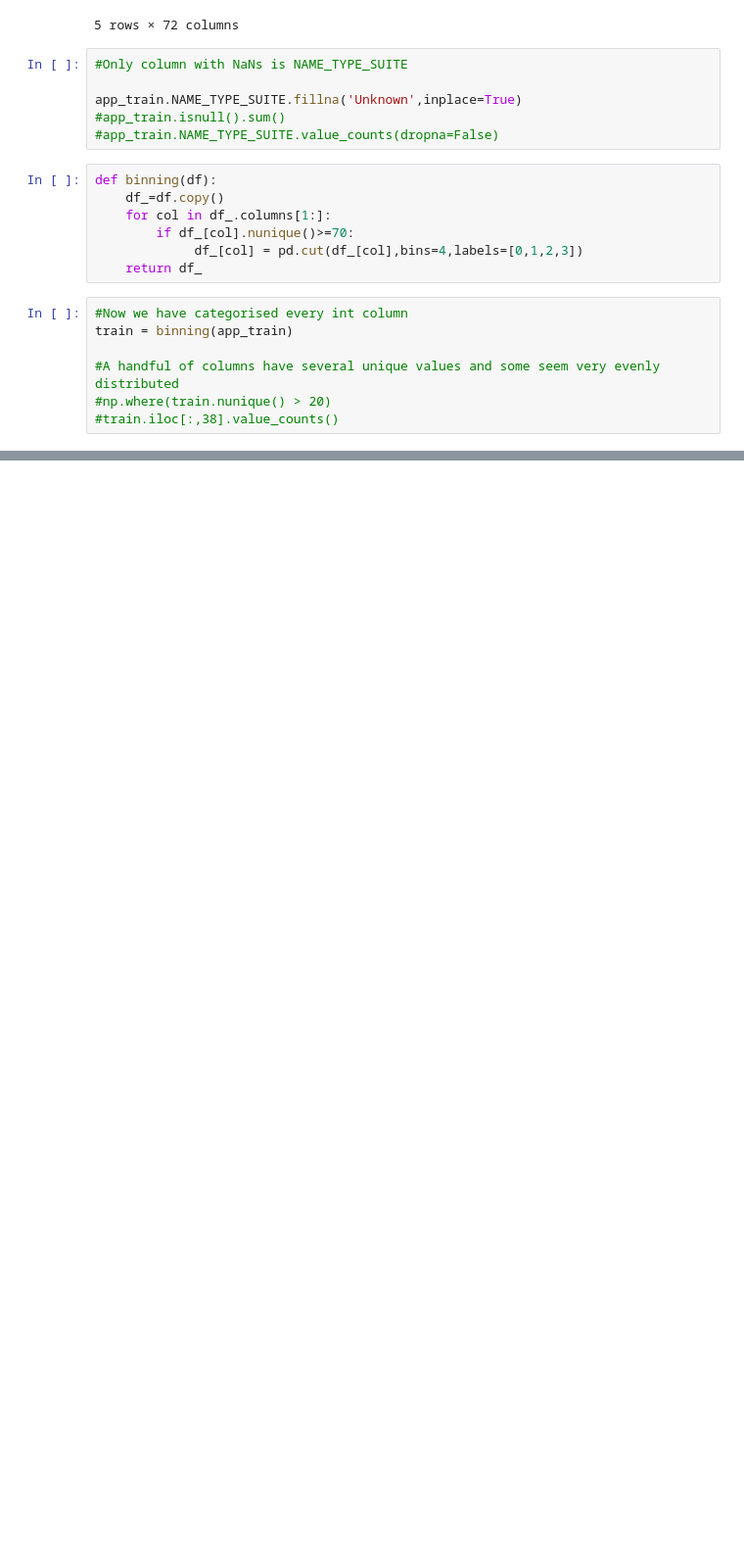
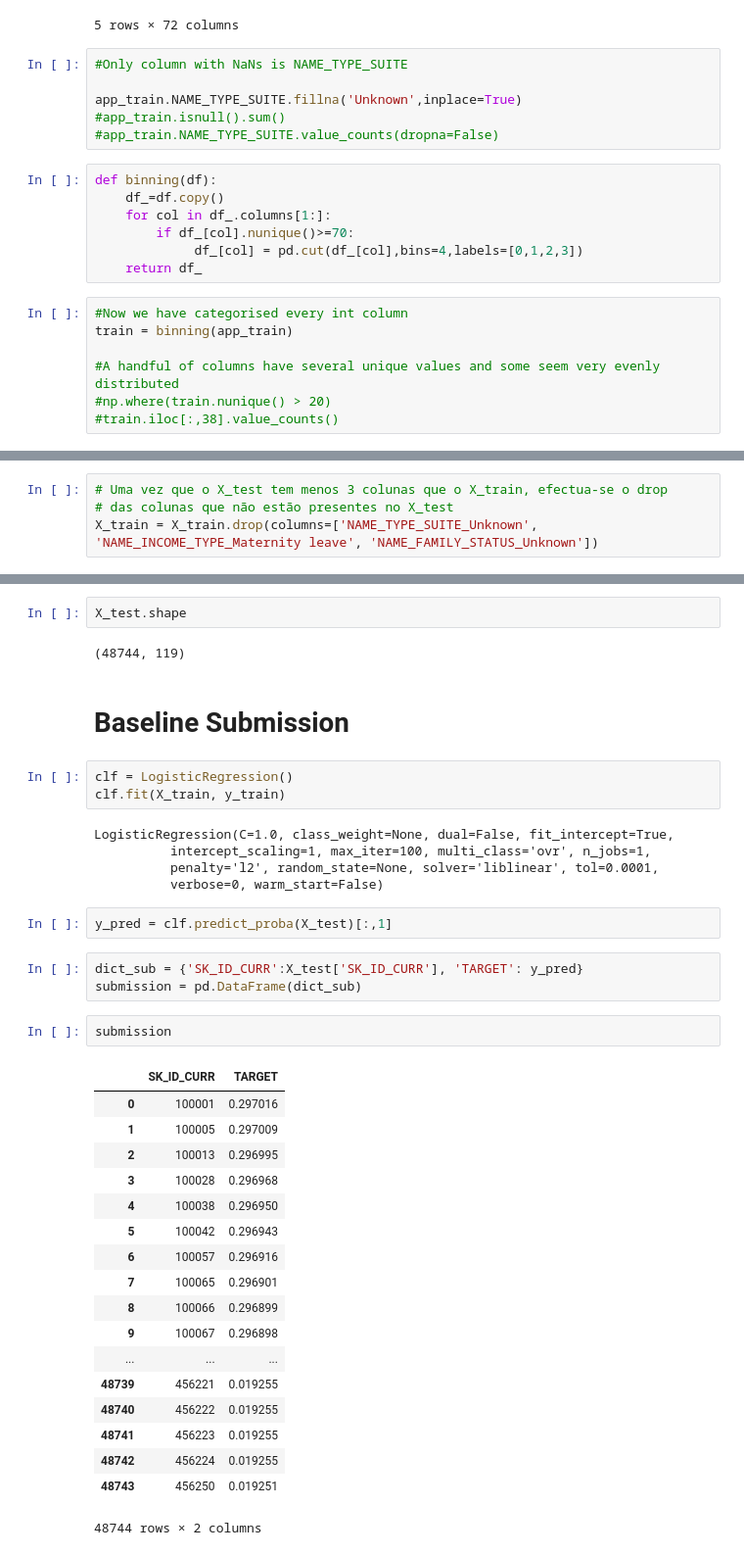
Before and after one commit to joaomalves/Bamboozled_team, a Jupyter notebook: Home_credit.ipynb, the cells around one changed output, grey strips where cells are left out. Shown at 98% size. Drawn from its saved outputs; the diff is of its cells as text; blank space fills up the shorter version.

```diff
--- a/Home_credit.ipynb
+++ b/Home_credit.ipynb
@@ -372,0 +462,4 @@ train.head()
+# %%
+# Uma vez que o X_test tem menos 3 colunas que o X_train, efectua-se o drop
+# das colunas que não estão presentes no X_test
+X_train = X_train.drop(columns=['NAME_TYPE_SUITE_Unknown', 'NAME_INCOME_TYPE_Maternity leave', 'NAME_FAMILY_STATUS_Unknown'])
@@ -372,0 +470,40 @@ train.head()
+# %%
+X_test.shape
+# %% [output]
+(48744, 119)
+# %% [markdown]
+# Baseline Submission
+# %%
+clf = LogisticRegression()
+clf.fit(X_train, y_train)
+# %% [output]
+LogisticRegression(C=1.0, class_weight=None, dual=False, fit_intercept=True,
+          intercept_scaling=1, max_iter=100, multi_class='ovr', n_jobs=1,
+          penalty='l2', random_state=None, solver='liblinear', tol=0.0001,
+          verbose=0, warm_start=False)
+# %%
+y_pred = clf.predict_proba(X_test)[:,1]
+# %%
+dict_sub = {'SK_ID_CURR':X_test['SK_ID_CURR'], 'TARGET': y_pred}
+submission = pd.DataFrame(dict_sub)
+# %%
+submission
+# %% [output]
+|  | SK_ID_CURR | TARGET |
+| 0 | 100001 | 0.297016 |
+| 1 | 100005 | 0.297009 |
+| 2 | 100013 | 0.296995 |
+| 3 | 100028 | 0.296968 |
+| 4 | 100038 | 0.296950 |
+| 5 | 100042 | 0.296943 |
+| 6 | 100057 | 0.296916 |
+| 7 | 100065 | 0.296901 |
+| 8 | 100066 | 0.296899 |
+| 9 | 100067 | 0.296898 |
+| ... | ... | ... |
+| 48739 | 456221 | 0.019255 |
+| 48740 | 456222 | 0.019255 |
+| 48741 | 456223 | 0.019255 |
+| 48742 | 456224 | 0.019255 |
+| 48743 | 456250 | 0.019251 |
+48744 rows × 2 columns
```
Also changed, not shown: parts of 21 cells of this notebook.
